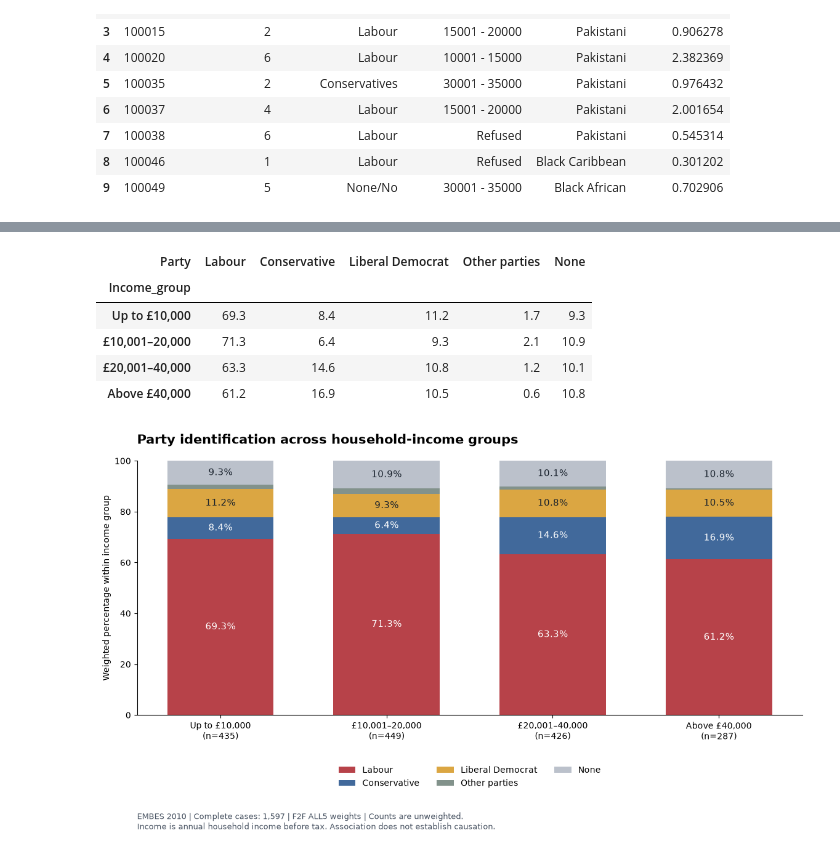
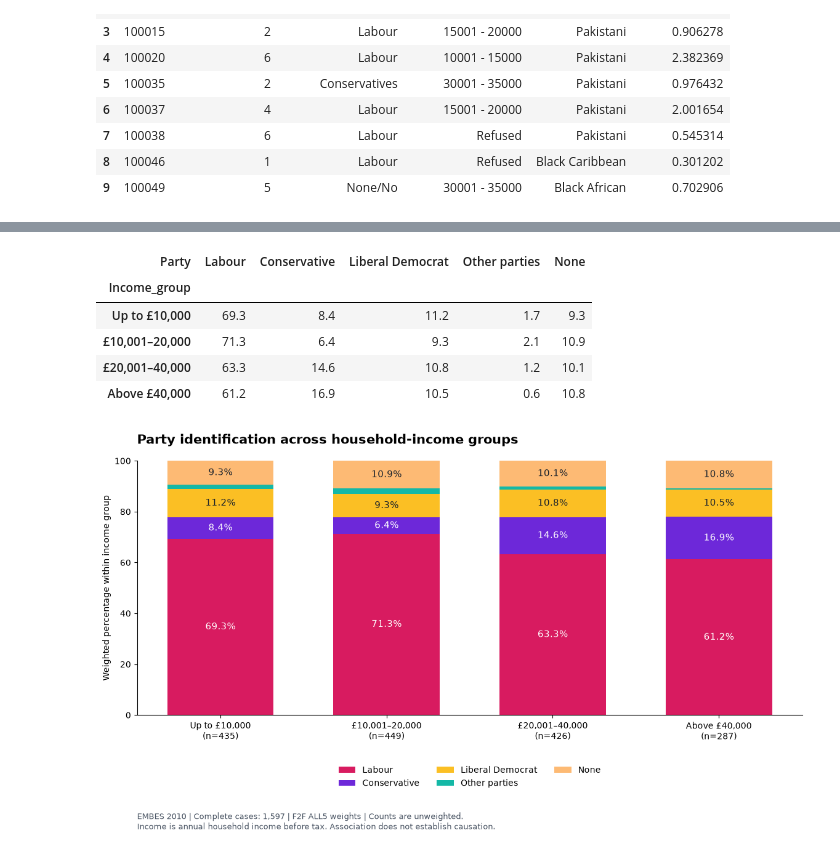
Before and after one commit to ali112-akbar/CaseStudy, a Jupyter notebook: UKDA-6970-stata/case_study.ipynb, the cells around one changed output, grey strips where cells are left out. Cells and saved outputs as stored; diff of their text form; code cells hidden in the pictures.

```diff
--- a/UKDA-6970-stata/case_study.ipynb
+++ b/UKDA-6970-stata/case_study.ipynb
@@ -182,0 +404,24 @@ Saved 2,787 rows to: C:\Users\akbar\Documents\MAYERFIELD\df_study.csv
+# %%
+# Show the sample available for the income–party analysis.
+sample_counts = [len(complete), len(analysis) - len(complete)]
+sample_labels = ['Included: valid income and party', 'Excluded: missing income and/or party']
+
+fig, ax = plt.subplots(figsize=(11, 4.5))
+ax.barh(sample_labels, sample_counts, color=['#6D28D9', '#FDBA74'], height=0.55)
+ax.invert_yaxis()
+for i, count in enumerate(sample_counts):
+    ax.text(count + 35, i, f'{count:,} ({count / len(analysis):.1%})',
+            va='center', fontsize=12)
+ax.set_xlim(0, max(sample_counts) * 1.3)
+ax.set_xlabel('Number of respondents (unweighted)')
+ax.set_title(f'{len(complete) / len(analysis):.1%} of respondents enter the main analysis',
+             loc='left', fontsize=16, fontweight='bold', pad=18)
+ax.spines[['top', 'right', 'left']].set_visible(False)
+ax.grid(axis='x', alpha=0.15)
+ax.set_axisbelow(True)
+fig.text(0.03, 0.03,
+         f'Original sample: {len(analysis):,}. Each respondent is counted once. None/No party identification is retained.\n'
+         'Excluding incomplete responses does not remove the risk of bias from missing income.',
+         fontsize=9, color='#485362')
+fig.tight_layout(rect=[0, 0.15, 1, 1])
+plt.show()
@@ -296,11 +607,11 @@ display(percentages.round(1))
 
 # 6. Draw the stacked percentage chart.
 colors = [
-    "#b74249",
-    "#41699b",
-    "#dba642",
-    "#82928b",
-    "#bbc1cb",
+    "#D81B60",
+    "#6D28D9",
+    "#FBBF24",
+    "#14B8A6",
+    "#FDBA74",
 ]
 
 fig, ax = plt.subplots(figsize=(12, 7))
@@ -365,31 +676,31 @@ ax.legend(
     ncol=3,
     frameon=False,
 )
 
 fig.text(
     0.08,
     0.025,
     f"EMBES 2010 | Complete cases: {len(plot_data):,} | "
     "F2F ALL5 weights | Counts are unweighted.\n"
     "Income is annual household income before tax. "
     "Association does not establish causation.",
     fontsize=9,
     color="#485362",
 )
 
 fig.subplots_adjust(
     left=0.08, right=0.98, top=0.88, bottom=0.29
 )
 
 # Optional: uncomment to save the chart.
 # fig.savefig("income_party_chart.png", dpi=300, bbox_inches="tight")
 
 plt.show()
 # %% [output]
 | Party | Labour | Conservative | Liberal Democrat | Other parties | None |
 | Income_group |  |  |  |  |  |
 | Up to £10,000 | 69.3 | 8.4 | 11.2 | 1.7 | 9.3 |
 | £10,001–20,000 | 71.3 | 6.4 | 9.3 | 2.1 | 10.9 |
 | £20,001–40,000 | 63.3 | 14.6 | 10.8 | 1.2 | 10.1 |
 | Above £40,000 | 61.2 | 16.9 | 10.5 | 0.6 | 10.8 |
-[figure, old version]
+[figure, new version]
```
Also changed, not shown: parts of 13 cells of this notebook, 13 other files.
